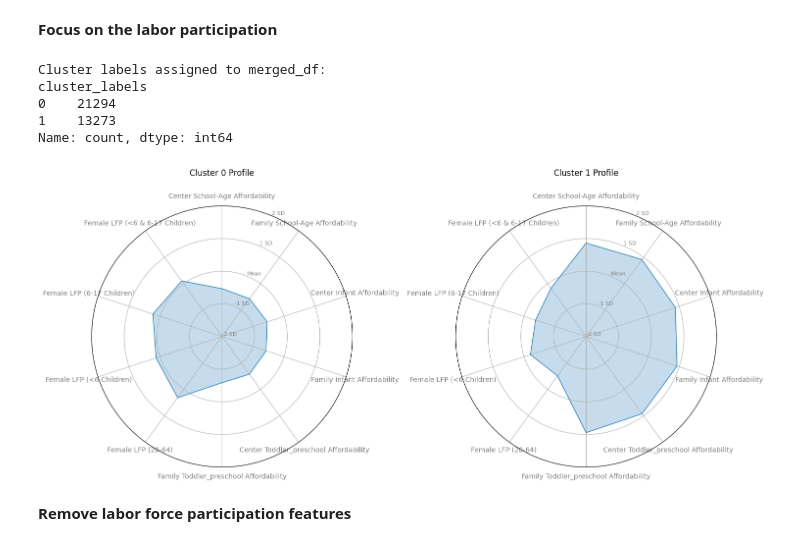
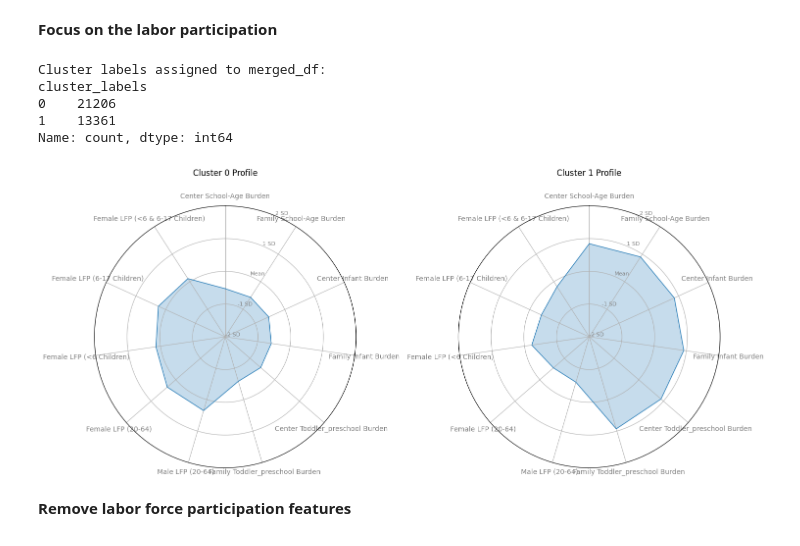
Before and after one commit to AliceNanL/BA820-project, a Jupyter notebook: BA820_Childcare_M4_NanLi.ipynb, the cells around one changed output. Drawn from its saved outputs; the diff is of its cells as text; code cells hidden in the pictures.

```diff
--- a/BA820_Childcare_M4_NanLi.ipynb
+++ b/BA820_Childcare_M4_NanLi.ipynb
@@ -725,6 +725,7 @@ selected_columns = [
                   'mfcc_infant_percent',
                    'mc_tod_pre_percent',
                   'mfcc_tod_pre_percent' ,
+                    'mlfpr_20to64',
                     'flfpr_20to64',
                     'flfpr_20to64_under6',
                     'flfpr_20to64_6to17',
@@ -746,8 +747,8 @@ print(merged_df['cluster_labels'].value_counts(dropna=False))
 # %% [output]
 Cluster labels assigned to merged_df:
 cluster_labels
-0    21294
-1    13273
+0    21206
+1    13361
 Name: count, dtype: int64
 # %%
 import matplotlib.pyplot as plt
@@ -763,12 +764,13 @@ scaled_cluster_centroids = kmeans.cluster_centers_
 
 # Create shorter, more readable labels for the features
 feature_labels = [
-    'Center School-Age Affordability',
-    'Family School-Age Affordability',
-    'Center Infant Affordability',
-    'Family Infant Affordability',
-    'Center Toddler_preschool Affordability',
-    'Family Toddler_preschool Affordability',
+    'Center School-Age Burden',
+    'Family School-Age Burden',
+    'Center Infant Burden',
+    'Family Infant Burden',
+    'Center Toddler_preschool Burden',
+    'Family Toddler_preschool Burden',
+    'Male LFP (20-64)',
     'Female LFP (20-64)',
     'Female LFP (<6 Children)',
     'Female LFP (6-17 Children)',
@@ -781,34 +783,34 @@ angles = np.linspace(0, 2 * np.pi, num_features, endpoint=False).tolist()
 angles += angles[:1] # Complete the circle
 feature_labels_plot = feature_labels + [feature_labels[0]]
 
 fig, axes = plt.subplots(figsize=(15, 10), nrows=1, ncols=2, subplot_kw=dict(polar=True))
 axes = axes.flatten()
 
 # Plot each cluster on a separate radar chart
 for i in range(n_clusters):
     cluster_label = i
     values = scaled_cluster_centroids[i].tolist()
     values += values[:1] # Complete the circle
 
     ax = axes[i]
     ax.plot(angles, values, linewidth=1, linestyle='solid', label=f'Cluster {cluster_label}')
     ax.fill(angles, values, alpha=0.25)
     ax.set_title(f'Cluster {cluster_label} Profile', size=12, color='black', y=1.1)
 
     # Set radial axis ticks (y-axis for polar plot)
     ax.set_yticks([-2, -1, 0, 1, 2]) # Example ticks for scaled data
     ax.set_yticklabels(['-2 SD', '-1 SD', 'Mean', '1 SD', '2 SD'], color='grey', size=8)
     ax.tick_params(axis='y', pad=10) # Adjust padding for y-axis labels
 
     ax.set_xticks(angles[:-1])
     ax.set_xticklabels(feature_labels, color='grey', size=10)
     ax.set_theta_offset(np.pi / 2)
     ax.set_theta_direction(-1)
 
 plt.tight_layout()
 plt.show()
 # %% [output]
-[figure, old version]
+[figure, new version]
 # %% [markdown]
 **Remove labor force participation features**
 # %%
```
Also changed, not shown: parts of 17 cells of this notebook.
